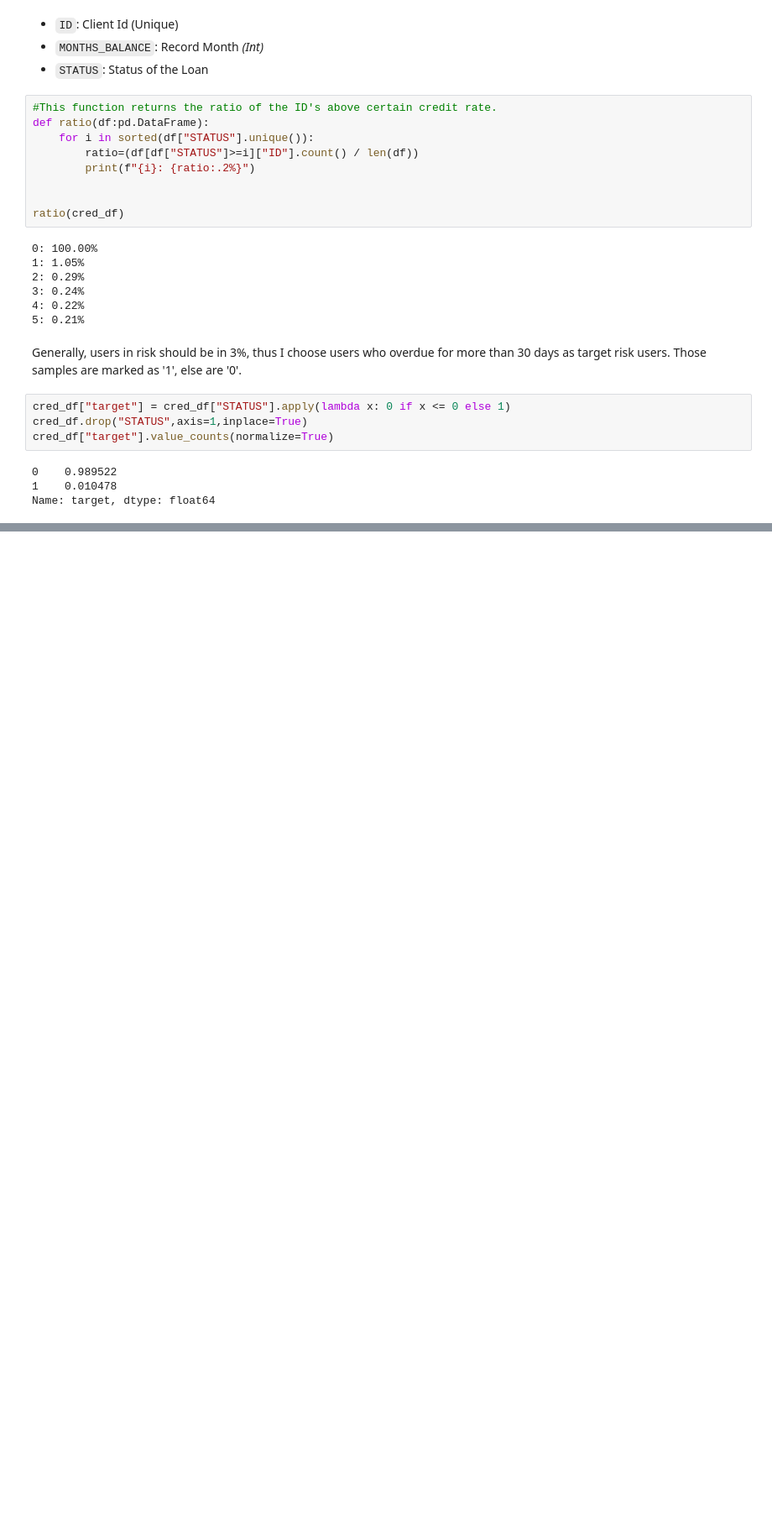
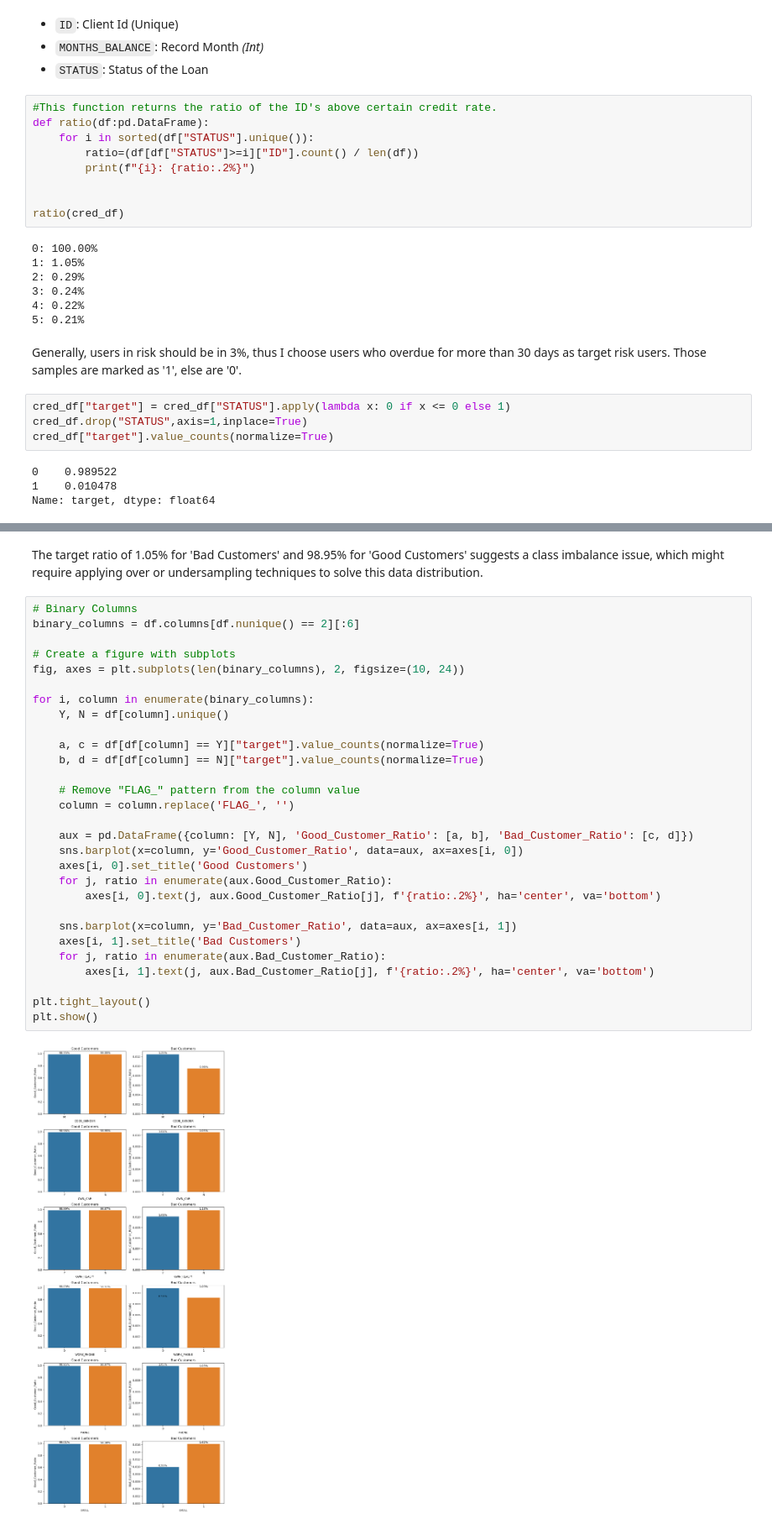
Before and after one commit to DBlassio/tangelo, a Jupyter notebook: notebooks/exploration.ipynb, the cells around one changed output, grey strips where cells are left out. Shown at 84% size. Saved outputs shown, nothing was run; the diff lists cells and outputs as text; blank space fills up the shorter version.

```diff
--- a/notebooks/exploration.ipynb
+++ b/notebooks/exploration.ipynb
@@ -102,0 +127,33 @@ Name: target, dtype: float64
+# %% [markdown]
+The target ratio of 1.05% for 'Bad Customers' and 98.95% for 'Good Customers' suggests a class imbalance issue, which might require applying over or undersampling techniques to solve this data distribution.
+# %%
+# Binary Columns
+binary_columns = df.columns[df.nunique() == 2][:6]
+
+# Create a figure with subplots
+fig, axes = plt.subplots(len(binary_columns), 2, figsize=(10, 24))
+
+for i, column in enumerate(binary_columns):
+    Y, N = df[column].unique()
+
+    a, c = df[df[column] == Y]["target"].value_counts(normalize=True)
+    b, d = df[df[column] == N]["target"].value_counts(normalize=True)
+
+    # Remove "FLAG_" pattern from the column value
+    column = column.replace('FLAG_', '')
+
+    aux = pd.DataFrame({column: [Y, N], 'Good_Customer_Ratio': [a, b], 'Bad_Customer_Ratio': [c, d]})
+    sns.barplot(x=column, y='Good_Customer_Ratio', data=aux, ax=axes[i, 0])
+    axes[i, 0].set_title('Good Customers')
+    for j, ratio in enumerate(aux.Good_Customer_Ratio):
+        axes[i, 0].text(j, aux.Good_Customer_Ratio[j], f'{ratio:.2%}', ha='center', va='bottom')
+
+    sns.barplot(x=column, y='Bad_Customer_Ratio', data=aux, ax=axes[i, 1])
+    axes[i, 1].set_title('Bad Customers')
+    for j, ratio in enumerate(aux.Bad_Customer_Ratio):
+        axes[i, 1].text(j, aux.Bad_Customer_Ratio[j], f'{ratio:.2%}', ha='center', va='bottom')
+
+plt.tight_layout()
+plt.show()
+# %% [output]
+[figure, added]
```
Also changed, not shown: parts of 8 cells of this notebook.
